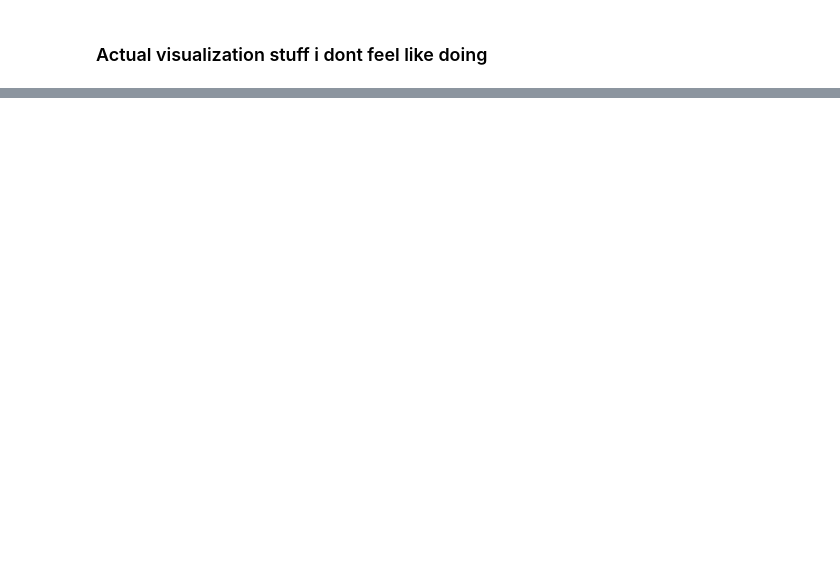
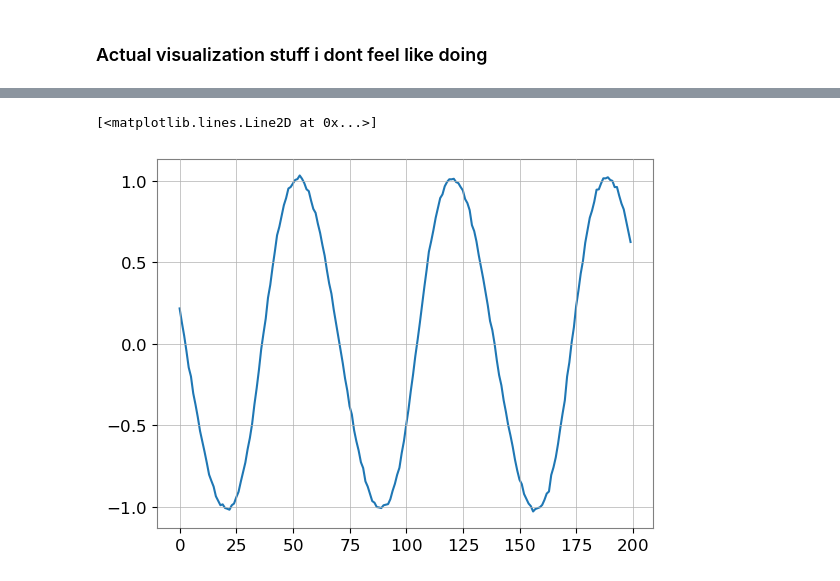
Before and after one commit to LemonCut/DeepClean-LIGO, a Jupyter notebook: notebooks/inference.ipynb, the cells around one changed output, grey strips where cells are left out. Cells and saved outputs as stored; diff of their text form; code cells hidden in the pictures; blank space fills up the shorter version.

```diff
--- a/notebooks/inference.ipynb
+++ b/notebooks/inference.ipynb
@@ -149,0 +217,5 @@ visualize_data(dataTS)
+# %%
+k = 100
+# %% [output]
+[<matplotlib.lines.Line2D at 0x...>]
+[figure, added]
```
Also changed, not shown: parts of 7 cells of this notebook, 8 other files.
